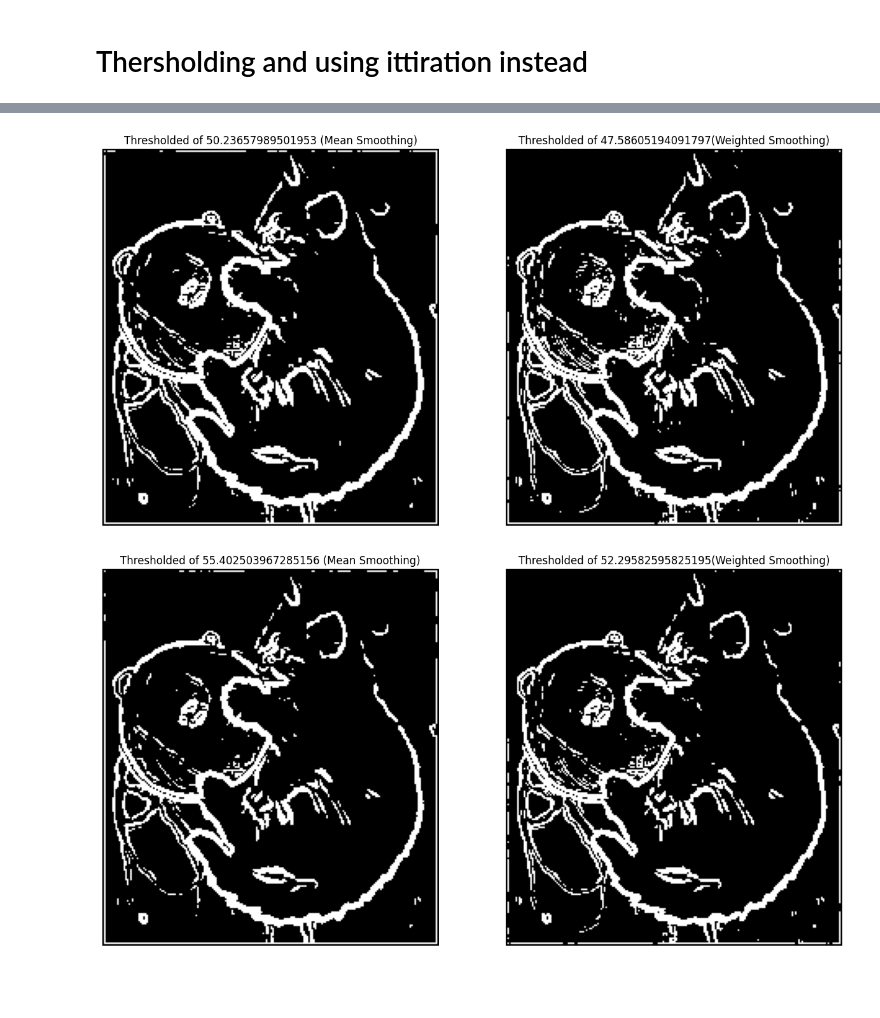
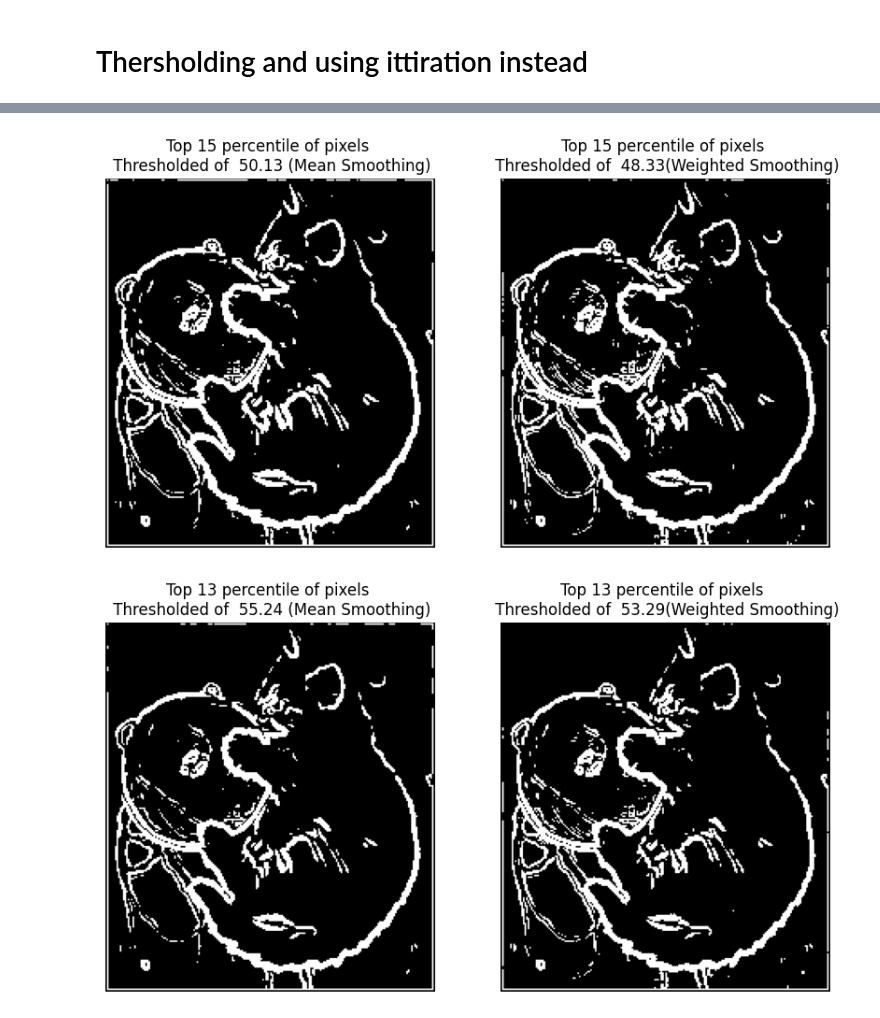
Before and after one commit to zacgalaxy/CV_CW1, a Jupyter notebook: Average_Kernal.ipynb, the cells around one changed output, grey strips where cells are left out. Saved outputs shown, nothing was run; the diff lists cells and outputs as text; code cells hidden in the pictures; blank space fills up the shorter version.

```diff
--- a/Average_Kernal.ipynb
+++ b/Average_Kernal.ipynb
@@ -65,0 +61,19 @@ plt.show()
+# %%
+
+mean_kernal=3
+weighted_kernal=3
+sigma=1
+smoothed_mean= apply_smoothing(image,mean_kernel(mean_kernal), mean_kernal)
+smoothed_gaussian = apply_smoothing(image, gaussian_kernel(weighted_kernal, sigma), weighted_kernal)
+
+
+plt.imshow(smoothed_mean, cmap="gray")
+plt.title(f"Mean Smoothing ({mean_kernal}x{mean_kernal})")
+plt.axis("off")
+plt.show()
+
+
+plt.imshow(smoothed_gaussian, cmap="gray")
+plt.title(f"Gaussian Smoothed Image ({weighted_kernal}x{weighted_kernal}, σ={sigma})")
+plt.axis("off")
+plt.show()
@@ -103,8 +118,8 @@ Sobely= np.array([[-1,-2,-1],
          [0,0,0],
          [1,2,1]])
 
-x, y, gradient_magnitude_manual = Sobel(meansmoothed, Sobelx, Sobely)
-x_, y_, gradient_magnitude_weighted = Sobel(weightedsmoothed, Sobelx, Sobely)
+x, y, gradient_magnitude_manual = Sobel( smoothed_mean, Sobelx, Sobely)
+x_, y_, gradient_magnitude_weighted = Sobel(smoothed_gaussian, Sobelx, Sobely)
 # %%
 # Display the results
 fig, ax = plt.subplots(1, 3, figsize=(15, 10))
@@ -192,13 +207,11 @@ histogram_threshold_weighted = find_histogram_threshold(gradient_magnitude_weigh
 # %%
 #Normal theresholding
 def apply_threshold(edge_strength, threshold,):
-    """Applies a binary threshold to the edge strength image."""
     thresholded_image = np.zeros_like(edge_strength, dtype=np.uint8)
     thresholded_image[edge_strength >= threshold] = 255  # Keep strong edges
     return thresholded_image, threshold
 #adaptive theresholding
 def apply_adaptive_threshold(edge_strength, percent):
-    """Applies a binary threshold to the edge strength image."""
     threshold = np.percentile(edge_strength, percent)  # Use top 100-percent % of pixel intensities
     thresholded_image = (edge_strength >= threshold).astype(np.uint8) * 255
     return thresholded_image, threshold
@@ -219,10 +232,10 @@ plt.show()
 # %%
 #using best thershold using iteration
-threshold=[50,60,70,80,90,100,120,130,140]
+threshold=[50,90,100,110,120,140]
 for i in threshold:
     apply_threshold_manual, thresholdM = apply_threshold(gradient_magnitude_manual, i)
     apply_threshold_weighted, thresholdW= apply_threshold(gradient_magnitude_weighted, i)
-    fig, ax = plt.subplots(1, 2, figsize=(15, 10))
+    fig, ax = plt.subplots(1, 2, figsize=(10, 10))
     ax[0].imshow(apply_threshold_manual, cmap='gray')
     ax[0].set_title(f"Thresholded of {thresholdM} (Mean Smoothing)")
     ax[0].axis('off')
@@ -243,17 +253,16 @@ for i in threshold:
 # %%
 threshold=[85,87,90,92,95,97,98,99]
 for i in threshold:
     apply_adaptive_threshold_manual, thresholdM = apply_adaptive_threshold(gradient_magnitude_manual,i)
     apply_adaptive_threshold_weighted, thresholdW = apply_adaptive_threshold(gradient_magnitude_weighted,i)
-
-    fig, ax = plt.subplots(1, 2, figsize=(15, 10))
+    fig, ax = plt.subplots(1, 2, figsize=(10, 10))
     ax[0].imshow(apply_adaptive_threshold_manual, cmap='gray')
-    ax[0].set_title(f"Thresholded of {thresholdM} (Mean Smoothing)")
+    ax[0].set_title(f"Top {100-i} percentile of pixels \n Thresholded of {thresholdM: .2f} (Mean Smoothing)")
     ax[0].axis('off')
     ax[1].imshow(apply_adaptive_threshold_weighted, cmap='gray')
-    ax[1].set_title(f"Thresholded of {thresholdW}(Weighted Smoothing)")
+    ax[1].set_title(f"Top {100-i} percentile of pixels \n Thresholded of {thresholdW: .2f}(Weighted Smoothing)")
     ax[1].axis('off')
     plt.show()
 # %% [output]
-[figure, old version]
+[figure, new version]
-[figure, old version]
+[figure, new version]
```
Also changed, not shown: parts of 11 cells of this notebook, 22 other files.
